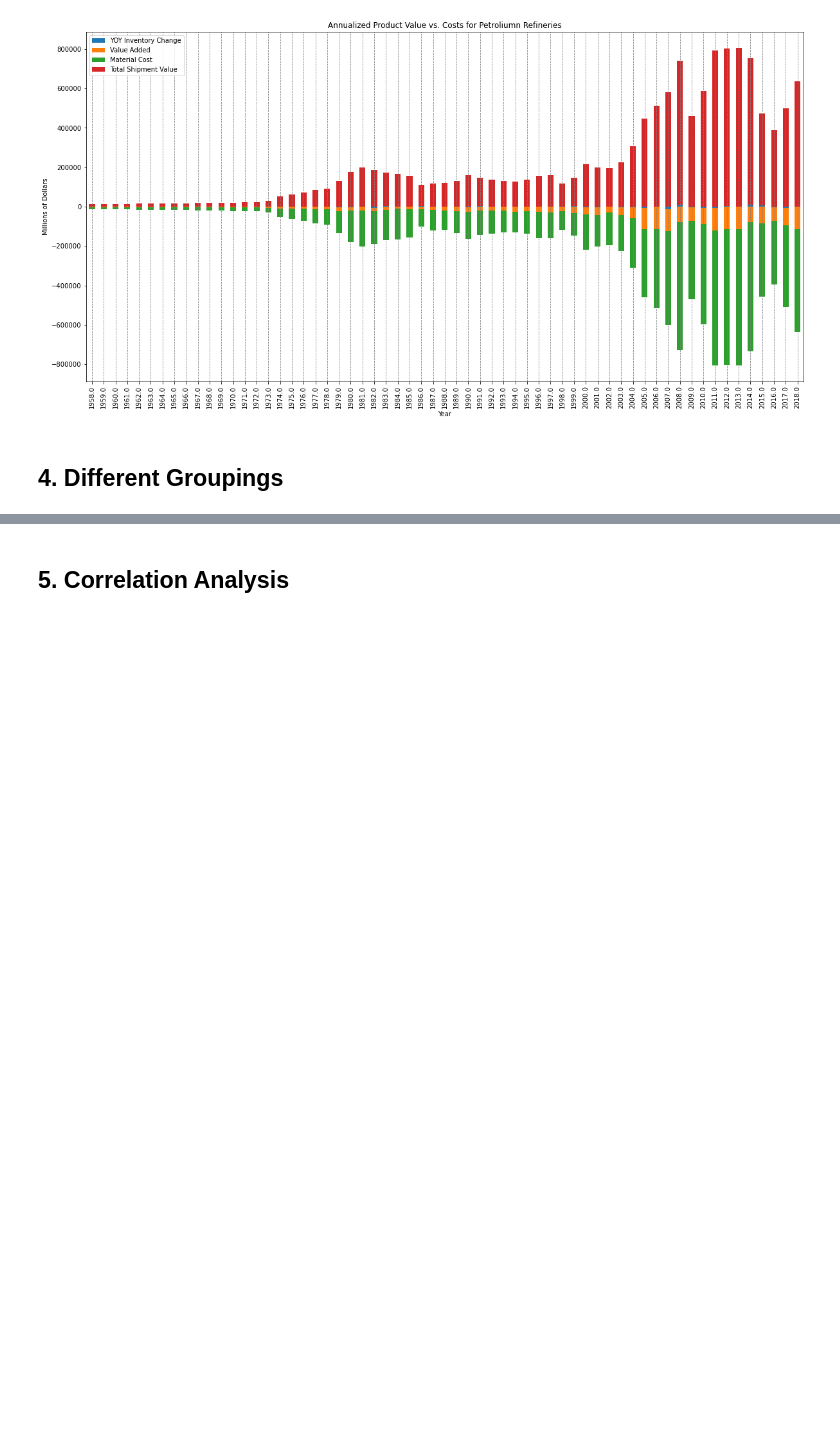
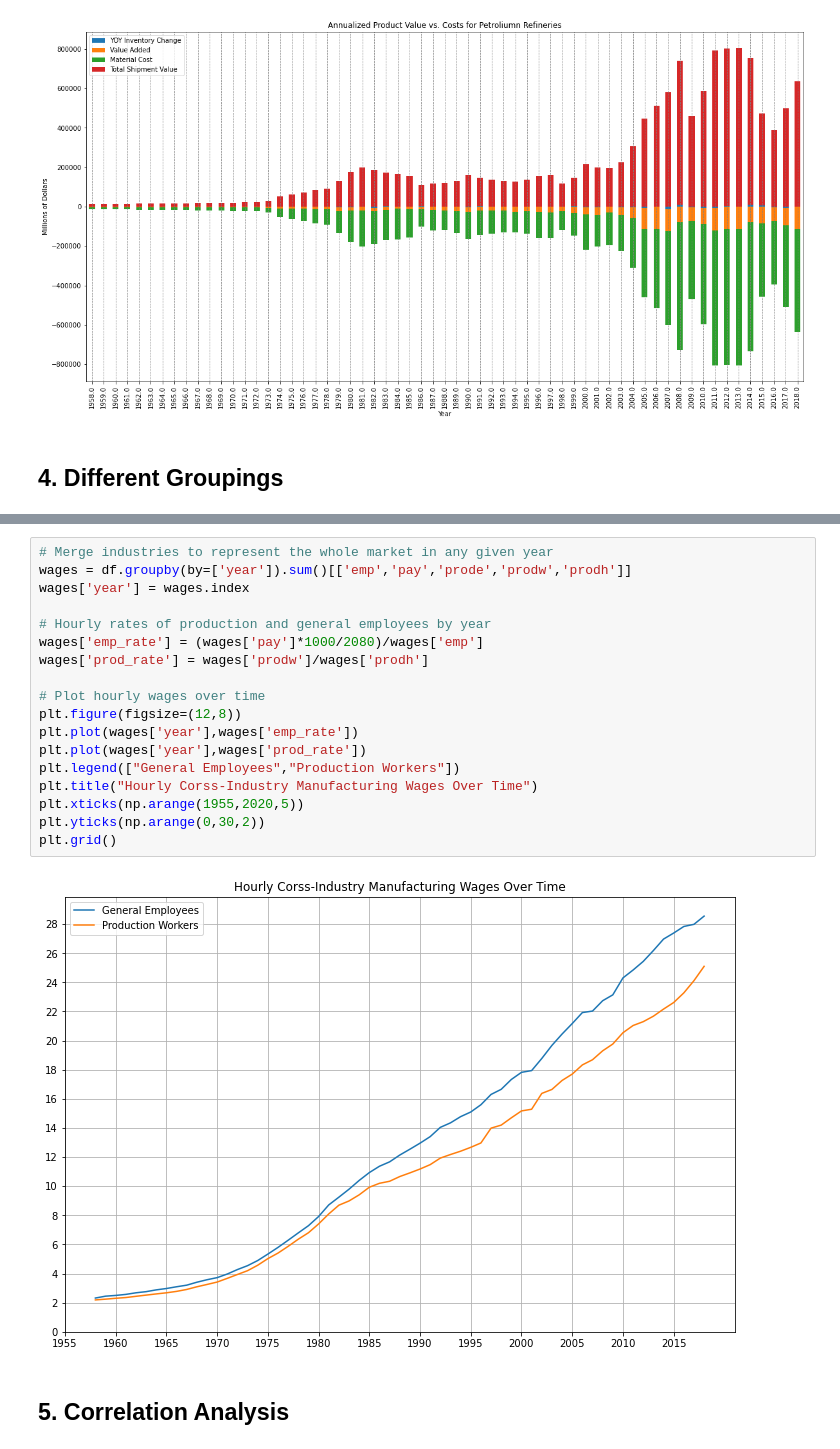
Before and after one commit to yairg98/Data-Driven-Problem-Solving, a Jupyter notebook: Midterm Project/Part 2/part2.ipynb, the cells around one changed output, grey strips where cells are left out. Drawn from its saved outputs; the diff is of its cells as text; blank space fills up the shorter version.

```diff
--- a/Midterm Project/Part 2/part2.ipynb
+++ b/Midterm Project/Part 2/part2.ipynb
@@ -310,2 +336,22 @@ df_cat = df.groupby(by=['naics_cat']).sum()
+# %%
+# Merge industries to represent the whole market in any given year
+wages = df.groupby(by=['year']).sum()[['emp','pay','prode','prodw','prodh']]
+wages['year'] = wages.index
+
+# Hourly rates of production and general employees by year
+wages['emp_rate'] = (wages['pay']*1000/2080)/wages['emp']
+wages['prod_rate'] = wages['prodw']/wages['prodh']
+
+# Plot hourly wages over time
+plt.figure(figsize=(12,8))
+plt.plot(wages['year'],wages['emp_rate'])
+plt.plot(wages['year'],wages['prod_rate'])
+plt.legend(["General Employees","Production Workers"])
+plt.title("Hourly Corss-Industry Manufacturing Wages Over Time")
+plt.xticks(np.arange(1955,2020,5))
+plt.yticks(np.arange(0,30,2))
+plt.grid()
+# %% [output]
+[figure, added]
 # %% [markdown]
 ## 5. Correlation Analysis
```
Also changed, not shown: parts of 4 cells of this notebook, 2 other files.
